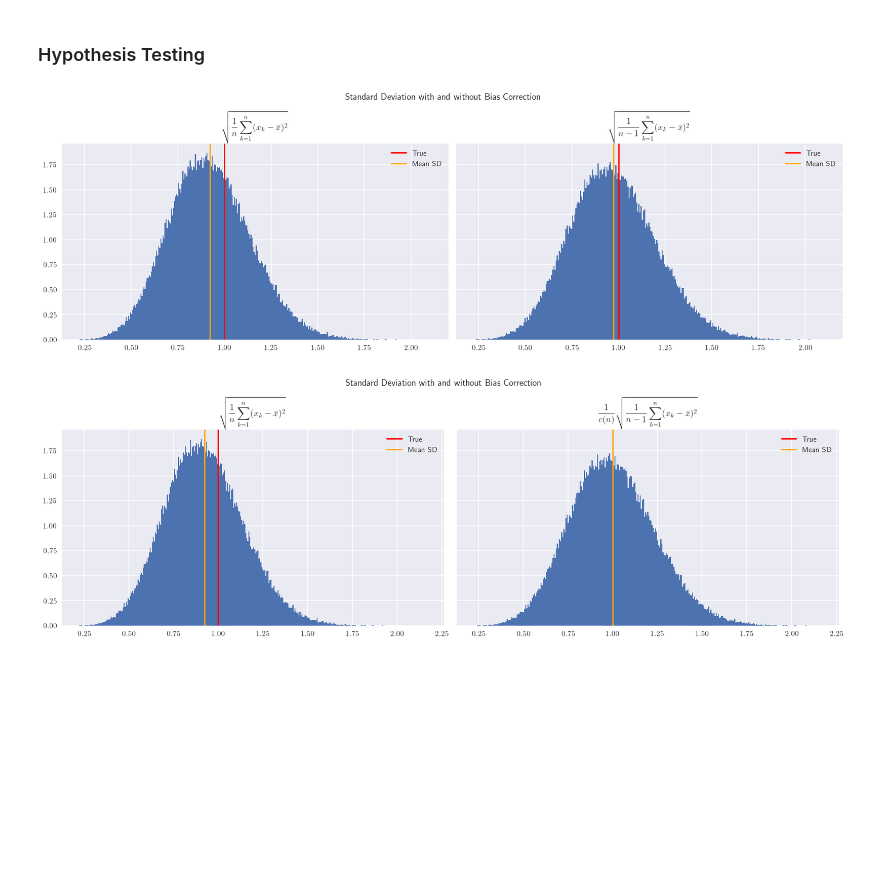
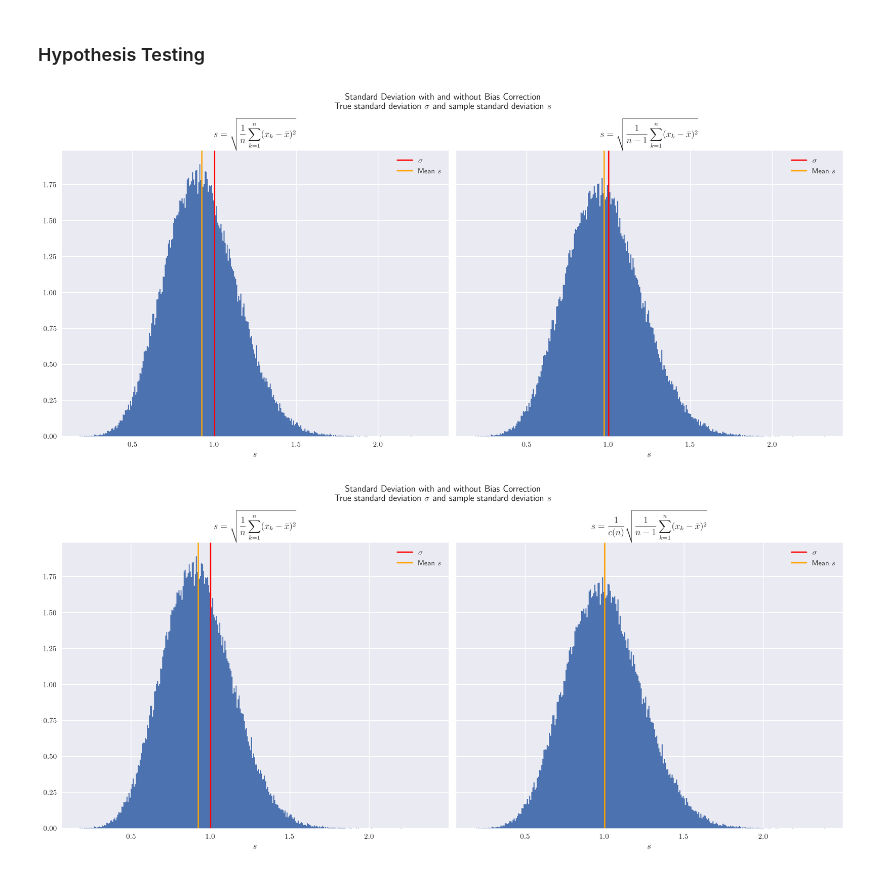
Before and after one commit to charlesrambo/math_bootcamp_25, a Jupyter notebook: Unit 3/unit_3_code_snippets.ipynb, the cells around one changed output. Drawn from its saved outputs; the diff is of its cells as text; code cells hidden in the pictures; blank space fills up the shorter version.

```diff
--- a/Unit 3/unit_3_code_snippets.ipynb
+++ b/Unit 3/unit_3_code_snippets.ipynb
@@ -382,11 +541,15 @@ plt.show()
 ### Central Limit Theorem
 # %%
 # Import modules
-import numpy as np, matplotlib.pyplot as plt
+import numpy as np
+import matplotlib.pyplot as plt
 from scipy.stats import expon, norm
 
-# Use LaTeX and increase resolution
-plt.rcParams['text.usetex'],  plt.rcParams['figure.dpi'] = True, 300
+# Use LaTeX
+plt.rcParams['text.usetex'] = True
+
+# Increase resolution
+plt.rcParams['figure.dpi'] = 300
 
 # Use Seaborn style
 plt.style.use('seaborn-v0_8')
@@ -413,7 +576,7 @@ lam = 1
 for n in n_vals:
 
     # Generate the sample; mean is 1/lam and std is 1/lam
-    sample =  expon.rvs(scale = 1/lam, size = (trials, n)).mean(axis = 1)
+    sample =  expon.rvs(scale = 1/lam, size = (n, trials)).mean(axis = 0)
 
     # Change sample so it has mean 0 and sd 1; current mean 1/lam and sd 1/(lam * sqrt(n))
     sample = np.sqrt(n)/(1/lam) * (sample - 1/lam)
@@ -433,8 +596,11 @@ plt.plot(x_vals, y_vals, label = 'Normal')
 # Show legend
 plt.legend()
 
+# Add title
+plt.title(r'$\displaystyle\lim_{n\to\infty}F_{\lambda\sqrt{n}\left(\bar{x}_n - 1/\lambda\right)}(x) = \Phi(x)$')
+
 # Save the figure
-plt.savefig(path + r'ex3-7.png')
+plt.savefig(path + r'ex3-8.png')
 
 plt.show()
 # %% [output]
@@ -552,46 +718,49 @@ np.random.seed(0)
 
 # Define number of trials
 trials = 100_000
 
 # Generate normal rvs with mean 0 and variance 1
-Z = norm.rvs(loc = 0, scale = 1, size = (trials, 10))
+Z = norm.rvs(loc = 0, scale = 1, size = (10, trials))
 
 # Calculate the sd without bias correction
-sd0 = np.apply_along_axis(np.std, 1, Z, ddof = 0)
+sd0 = np.apply_along_axis(np.std, 0, Z, ddof = 0)
 
 # Calculate the sd with bias correction
-sd1 = np.apply_along_axis(np.std, 1, Z, ddof = 1)
+sd1 = np.apply_along_axis(np.std, 0, Z, ddof = 1)
 
 # Set up subplots
 fig, ax = plt.subplots(1, 2, sharex = True, sharey = True,
-                       figsize = (15, 5), dpi = 125)
+                       figsize = (15, 7))
 
 ax[0].hist(sd0, bins = int(np.sqrt(trials)), density = True)
-ax[0].axvline(x = 1, color = 'red', label = 'True')
-ax[0].axvline(x = np.mean(sd0), color = 'orange', label = 'Mean SD')
+ax[0].axvline(x = 1, color = 'red', label = r'$\sigma$')
+ax[0].axvline(x = np.mean(sd0), color = 'orange', label = r'Mean $s$')
 
 ax[0].legend()
-ax[0].title.set_text(r'$\displaystyle\sqrt{\frac{1}{n}\sum_{k = 1}^n (x_k - \bar{x})^2}$')
+ax[0].title.set_text(r'$s = \displaystyle\sqrt{\frac{1}{n}\sum_{k = 1}^n (x_k - \bar{x})^2}$')
+ax[0].set_xlabel(r'$s$')
 
 ax[1].hist(sd1, bins = int(np.sqrt(trials)), density = True)
-ax[1].axvline(x = 1, color = 'red', label = 'True')
-ax[1].axvline(x = np.mean(sd1), color = 'orange', label = 'Mean SD')
+ax[1].axvline(x = 1, color = 'red', label = r'$\sigma$')
+ax[1].axvline(x = np.mean(sd1), color = 'orange', label = r'Mean $s$')
 
 ax[1].legend()
-ax[1].title.set_text(r'$\displaystyle\sqrt{\frac{1}{n - 1}\sum_{k = 1}^n (x_k - \bar{x})^2}$')
+ax[1].title.set_text(r'$s = \displaystyle\sqrt{\frac{1}{n - 1}\sum_{k = 1}^n (x_k - \bar{x})^2}$')
+ax[1].set_xlabel(r'$s$')
 
 # Give entire figure title
-fig.suptitle('Standard Deviation with and without Bias Correction')
+fig.suptitle(r'Standard Deviation with and without Bias Correction'
+             + '\n' + r'True standard deviation $\sigma$ and sample standard deviation $s$')
 
 # Add padding
 fig.tight_layout(pad = 1)
 
 # Save the figure
-plt.savefig(path + r'ex3-8.png')
+plt.savefig(path + r'ex3-9.png')
 
 plt.show()
 # %% [output]
-[figure, old version]
+[figure, new version]
 # %%
 # Import modules
 import numpy as np, matplotlib.pyplot as plt
@@ -611,42 +780,45 @@ np.random.seed(0)
 trials = 100_000
 
 # Generate normal rvs with mean 0 and variance 1
-Z = norm.rvs(loc = 0, scale = 1, size = (trials, 10))
+Z = norm.rvs(loc = 0, scale = 1, size = (10, trials))
 
 # Calculate the sd without bias correction
-sd0 = np.apply_along_axis(np.std, 1, Z, ddof = 0)
+sd0 = np.apply_along_axis(np.std, 0, Z, ddof = 0)
 
 # Get correct bias correction for normal distribution
 # See https://en.wikipedia.org/wiki/Unbiased_estimation_of_standard_deviation
 c = lambda n: np.sqrt(2/(n - 1)) * gamma(n/2)/gamma((n - 1)/2)
 
 # Calculate the sd with correct bias correction
-sd1 = 1/c(Z.shape[1]) * np.apply_along_axis(np.std, 1, Z, ddof = 1)
+sd1 = 1/c(Z.shape[0]) * np.apply_along_axis(np.std, 0, Z, ddof = 1)
 
 # Set up subplots
 fig, ax = plt.subplots(1, 2, sharex = True, sharey = True,
-                       figsize = (15, 5), dpi = 125)
+                       figsize = (15, 7))
 
 ax[0].hist(sd0, bins = int(np.sqrt(trials)), density = True)
-ax[0].axvline(x = 1, color = 'red', label = 'True')
-ax[0].axvline(x = np.mean(sd0), color = 'orange', label = 'Mean SD')
+ax[0].axvline(x = 1, color = 'red', label = r'$\sigma$')
+ax[0].axvline(x = np.mean(sd0), color = 'orange', label = r'Mean $s$')
 
 ax[0].legend()
-ax[0].title.set_text(r'$\displaystyle\sqrt{\frac{1}{n}\sum_{k = 1}^n (x_k - \bar{x})^2}$')
+ax[0].title.set_text(r'$s = \displaystyle\sqrt{\frac{1}{n}\sum_{k = 1}^n (x_k - \bar{x})^2}$')
+ax[0].set_xlabel(r'$s$')
 
 ax[1].hist(sd1, bins = int(np.sqrt(trials)), density = True)
-ax[1].axvline(x = 1, color = 'red', label = 'True')
-ax[1].axvline(x = np.mean(sd1), color = 'orange', label = 'Mean SD')
+ax[1].axvline(x = 1, color = 'red', label = r'$\sigma$')
+ax[1].axvline(x = np.mean(sd1), color = 'orange', label = r'Mean $s$')
 
 ax[1].legend()
-ax[1].title.set_text(r'$\displaystyle \frac{1}{c(n)}\sqrt{\frac{1}{n - 1}\sum_{k = 1}^n (x_k - \bar{x})^2}$')
+ax[1].title.set_text(r'$s = \displaystyle \frac{1}{c(n)}\sqrt{\frac{1}{n - 1}\sum_{k = 1}^n (x_k - \bar{x})^2}$')
+ax[1].set_xlabel(r'$s$')
 
 # Give entire figure title
-fig.suptitle('Standard Deviation with and without Bias Correction')
+fig.suptitle(r'Standard Deviation with and without Bias Correction'
+             +'\n' + r'True standard deviation $\sigma$ and sample standard deviation $s$')
 
 # Add padding
 fig.tight_layout(pad = 1)
 
 plt.show()
 # %% [output]
-[figure, old version]
+[figure, new version]
```
Also changed, not shown: parts of 14 cells of this notebook, 2 other files.
